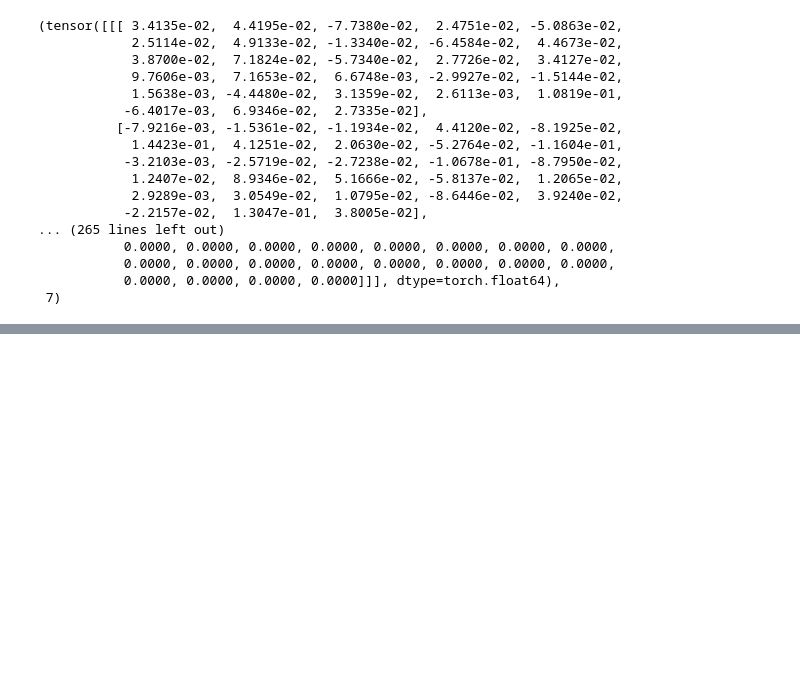
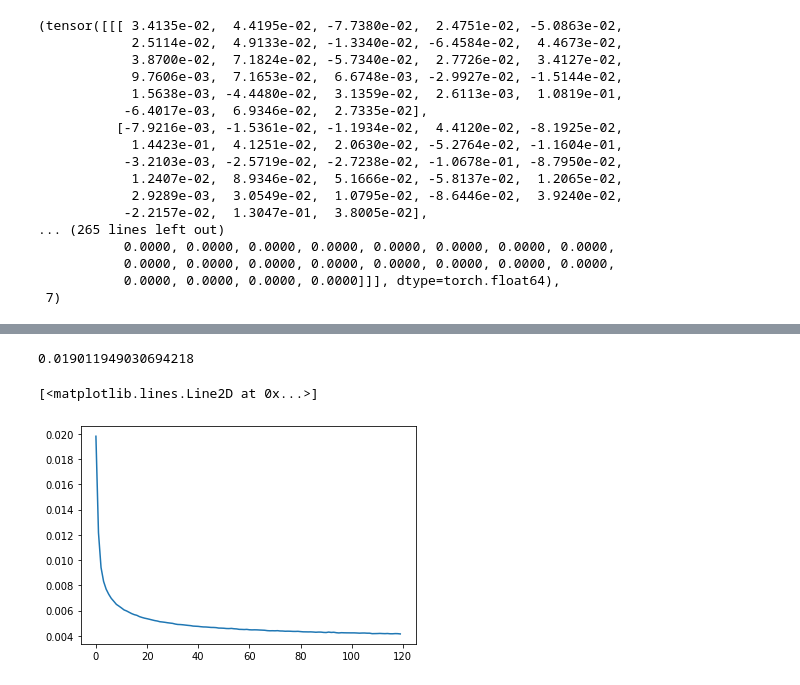
Before and after one commit to franzele21/autoencodeur_tp, a Jupyter notebook: DenoisingAutoencoder.ipynb, the cells around one changed output, grey strips where cells are left out. Saved outputs shown, nothing was run; the diff lists cells and outputs as text; code cells hidden in the pictures; blank space fills up the shorter version.

```diff
--- a/DenoisingAutoencoder.ipynb
+++ b/DenoisingAutoencoder.ipynb
@@ -661,0 +694,21 @@ torch.save(best_model.state_dict(), PATH)  # We save the model state dict at PAT
+# %%
+trainset_all = noisedDataset(traindata_all, xtrain_all, ytrain_all, tsfms)
+testset_all= noisedDataset(testdata_all, xtest_all, ytest_all, tsfms)
+# %%
+trainloader_all = DataLoader(trainset_all, batch_size=500, shuffle=True)
+testloader_all  = DataLoader(testset_all, batch_size=1, shuffle=True)
+# %%
+best_model_all = denoising_model(**[results[j]["params"] for j in range(48) if results[j]["true_error"] == min([results[i]["true_error"] for i in range(48)])][0])
+best_model_criterion_all = nn.MSELoss()
+best_model_optim_all = optim.Adam(best_model_all.parameters(), lr=4e-3)
+# %%
+true_error, losslist = train_test(best_model_all, best_model_optim_all, best_model_criterion_all, 120, device, trainloader_all, testset_all)
+# %%
+true_error
+# %% [output]
+0.019011949030694218
+# %%
+plt.plot(losslist)
+# %% [output]
+[<matplotlib.lines.Line2D at 0x...>]
+[figure, added]
```
Also changed, not shown: parts of 14 cells of this notebook, 1 other file.
